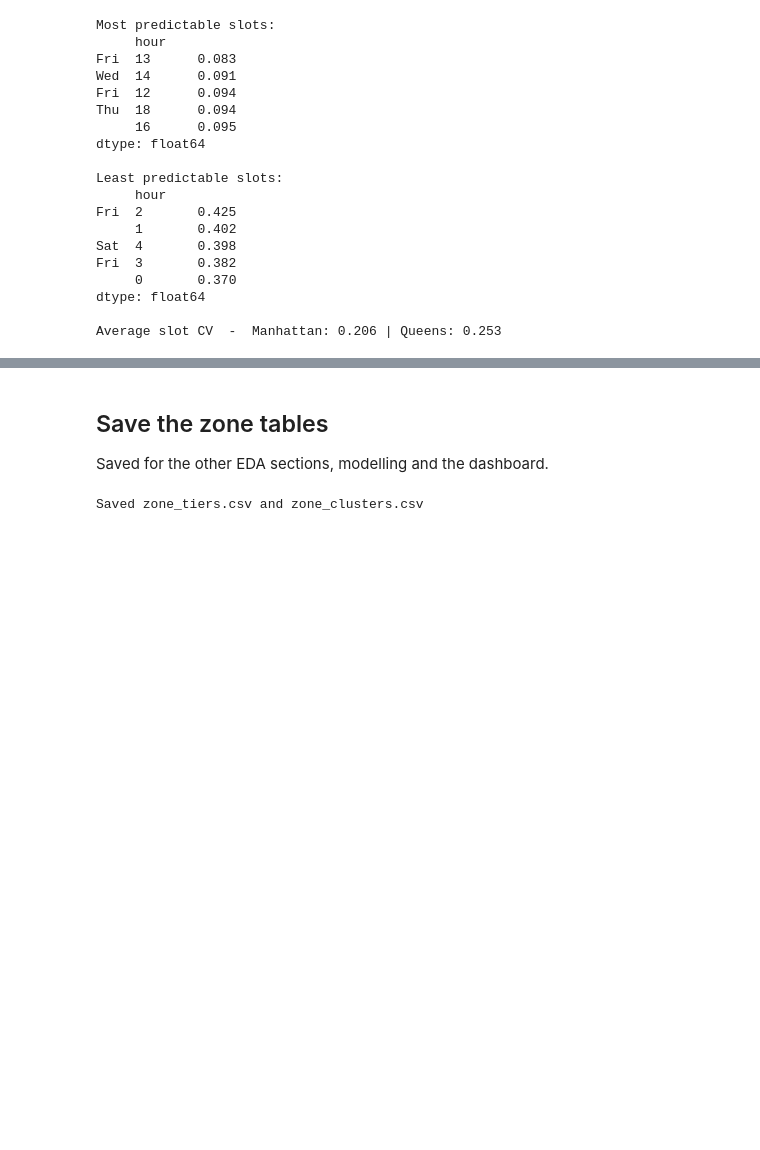
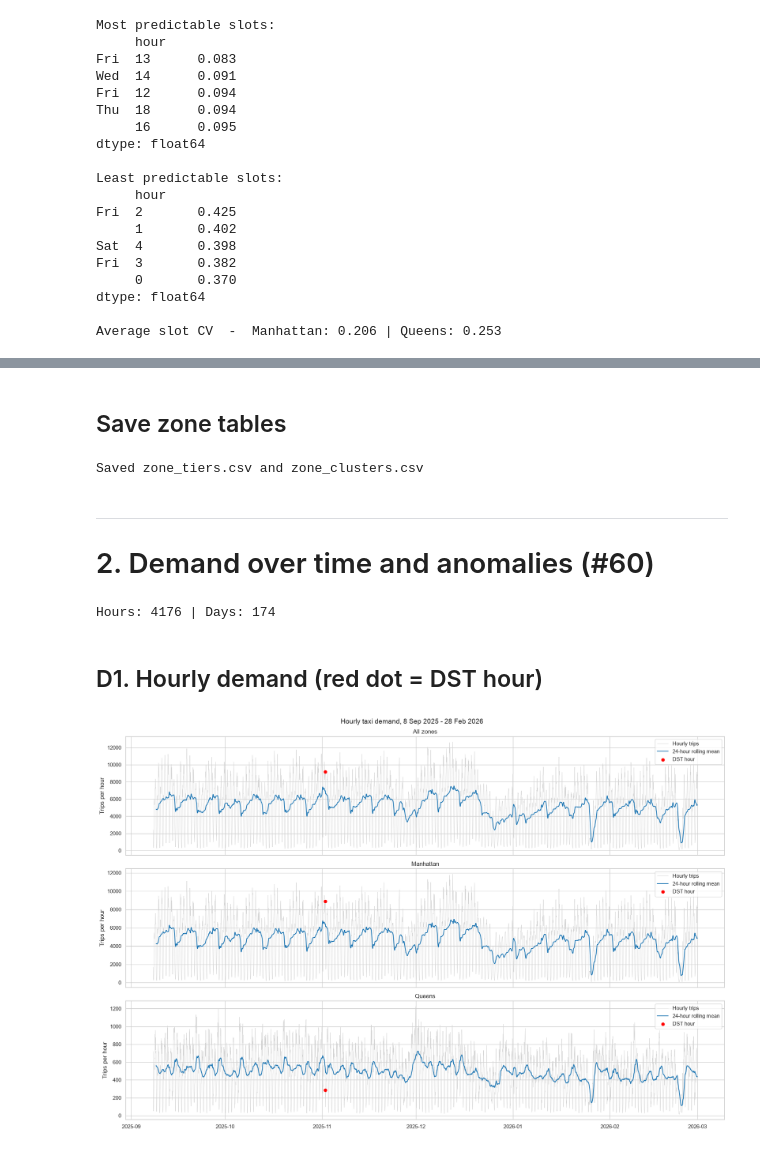
Before and after one commit to BA-CapstoneProject-12/nyc-taxi-demand-forecasting, a Jupyter notebook: scripts/EDA_visuallization.ipynb, the cells around one changed output, grey strips where cells are left out. Saved outputs shown, nothing was run; the diff lists cells and outputs as text; code cells hidden in the pictures; blank space fills up the shorter version.

```diff
--- a/scripts/EDA_visuallization.ipynb
+++ b/scripts/EDA_visuallization.ipynb
@@ -800,7 +734,5 @@ Average slot CV  -  Manhattan: 0.206 | Queens: 0.253
 # %% [markdown]
-## Save the zone tables
-
-Saved for the other EDA sections, modelling and the dashboard.
+## Save zone tables
 # %%
 tier_columns = ["PULocationID", "zone_name", "borough", "service_zone", "total_trips",
                 "avg_per_hour", "zero_share", "tier", "cv", "adi", "cv2", "demand_class"]
@@ -815,3 +747,47 @@ clusters_out.to_csv(TABLE_DIR + "/zone_clusters.csv", index=False)
 print("Saved zone_tiers.csv and zone_clusters.csv")
 # %% [output]
 Saved zone_tiers.csv and zone_clusters.csv
+# %% [markdown]
+---
+# 2. Demand over time and anomalies (#60)
+# %%
+# Federal holidays in the data (Labor Day, 1 Sep, is in the dropped first week)
+HOLIDAYS = {
+    "2025-10-13": "Columbus Day",
+    "2025-11-11": "Veterans Day",
+    "2025-11-27": "Thanksgiving",
+    "2025-12-25": "Christmas",
+    "2026-01-01": "New Year's Day",
+    "2026-01-19": "MLK Day",
+    "2026-02-16": "Presidents' Day",
+}
+DST_HOUR = pd.Timestamp("2025-11-02 01:00:00")
+
+# Total trips per clock hour: all zones and each borough
+hourly = df.groupby("pickup_hour")["trip_count"].sum()
+hourly_manhattan = df[df["borough"] == "Manhattan"].groupby("pickup_hour")["trip_count"].sum()
+hourly_queens = df[df["borough"] == "Queens"].groupby("pickup_hour")["trip_count"].sum()
+
+# Total trips per day
+daily = df.groupby("date")["trip_count"].sum()
+print("Hours:", len(hourly), "| Days:", len(daily))
+# %% [output]
+Hours: 4176 | Days: 174
+# %% [markdown]
+## D1. Hourly demand (red dot = DST hour)
+# %%
+fig, axes = plt.subplots(3, 1, figsize=(18, 12), sharex=True)
+series_list = [("All zones", hourly), ("Manhattan", hourly_manhattan), ("Queens", hourly_queens)]
+
+for i, (name, series) in enumerate(series_list):
+    axes[i].plot(series.index, series.values, color="lightgray", linewidth=0.6, label="Hourly trips")
+    axes[i].plot(series.index, series.rolling(24).mean().values, color="tab:blue", linewidth=1.5, label="24-hour rolling mean")
+    axes[i].scatter([DST_HOUR], [series[DST_HOUR]], color="red", zorder=5, label="DST hour")
+    axes[i].set_title(name)
+    axes[i].set_ylabel("Trips per hour")
+    axes[i].legend(loc="upper right")
+
+plt.suptitle("Hourly taxi demand, 8 Sep 2025 - 28 Feb 2026", fontsize=14)
+save_fig("D1_hourly_demand")
+# %% [output]
+[figure, added]
```
Also changed, not shown: parts of 54 cells of this notebook, 9 other files.
